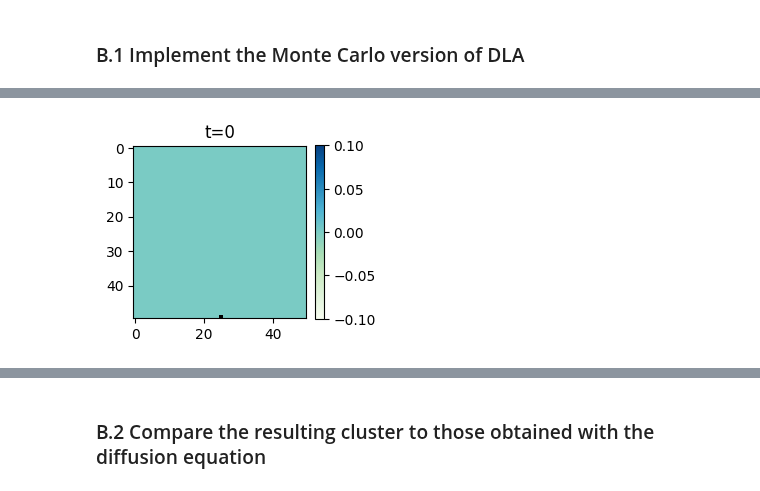
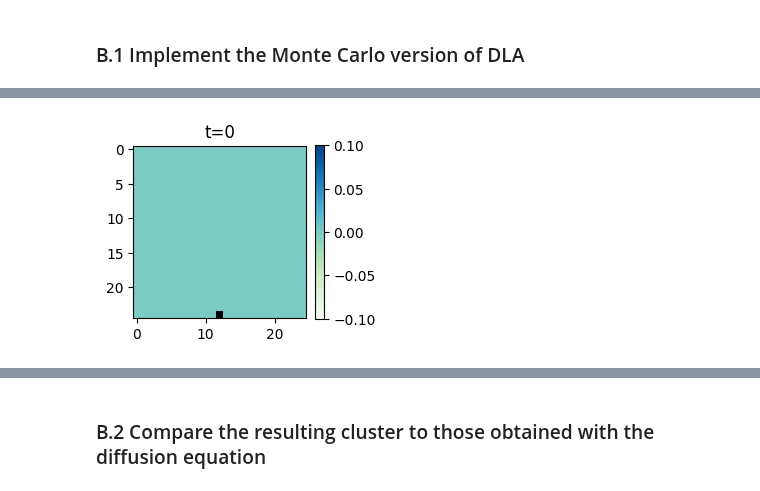
Before and after one commit to NitaiNijholt/ScientificComputing, a Jupyter notebook: assignment2_Pablo.ipynb, the cells around one changed output, grey strips where cells are left out. Saved outputs shown, nothing was run; the diff lists cells and outputs as text; code cells hidden in the pictures.

Commit message:
Fixed RW simulation

```diff
--- a/assignment2_Pablo.ipynb
+++ b/assignment2_Pablo.ipynb
@@ -575,27 +581,3 @@ def update_RW(cluster,N):
                 x0,y0 = x,y
 
     #return cluster,full
-# %%
-# Main simulation loop
-N =
-STEPS = 25
-total_clusters_RW = np.zeros((N,N,STEPS))
-
-# First cluster
-total_clusters_RW[N-1,int(N/2),0] = 1
-
-for step in range(STEPS-1):
-
-    print(step)
-
-    cluster,full = update_RW(cluster,N)
-
-    #plt.imshow(cluster)
-
-    total_clusters_RW[:,:,step+1] = cluster
-
-    #if full:
-        # TODO: Add the same cluster to remaining timesteps
-
-    #    if SAVE_CLUSTER_EVOLUTION:
-    #        total_clusters_RW = total_clusters_RW[:,:,:step]
@@ -623,0 +584,5 @@ total_clusters_RW.shape
+# %%
+# Main simulation loop
+N = 25
+STEPS = 100
+STICKING_PROBABILITY = 0.8
@@ -624,6 +607,17 @@ total_clusters_RW.shape
+# %%
+# First cluster
+cluster = np.zeros((N,N))
+cluster[N-1,int(N/2)] = 1
+
+total_clusters_RW = np.zeros((N,N,STEPS))
+total_clusters_RW[:,:,0] = cluster
+# %%
+# Simulation
+for step in range(STEPS-1):
+    cluster,full = update_RW(cluster,N,STICKING_PROBABILITY)
+    total_clusters_RW[:,:,step+1] = cluster
 # %%
 total_concentrations = np.zeros((N,N,STEPS))
-
-save_animation(total_clusters_RW,total_concentrations, interval=250,fps=30,name=f'animation_RW_{N}_{STEPS}.mp4')
+save_animation(total_clusters_RW,total_concentrations, interval=250,fps=30,name=f'RW_animation_{N}_{STEPS}.mp4')
 # %% [output]
-[figure, old version]
+[figure, new version]
```
Also changed, not shown: parts of 9 cells of this notebook.
